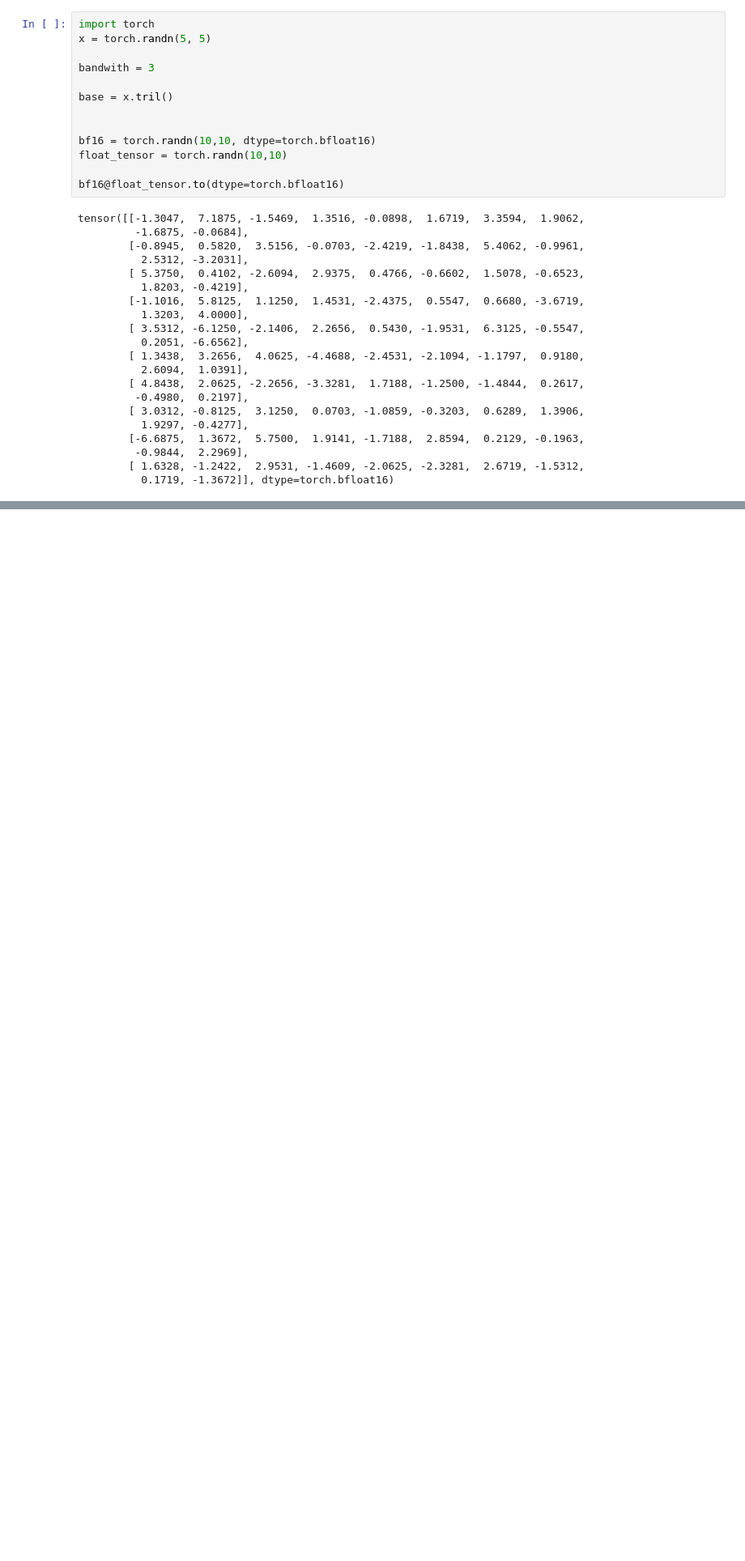
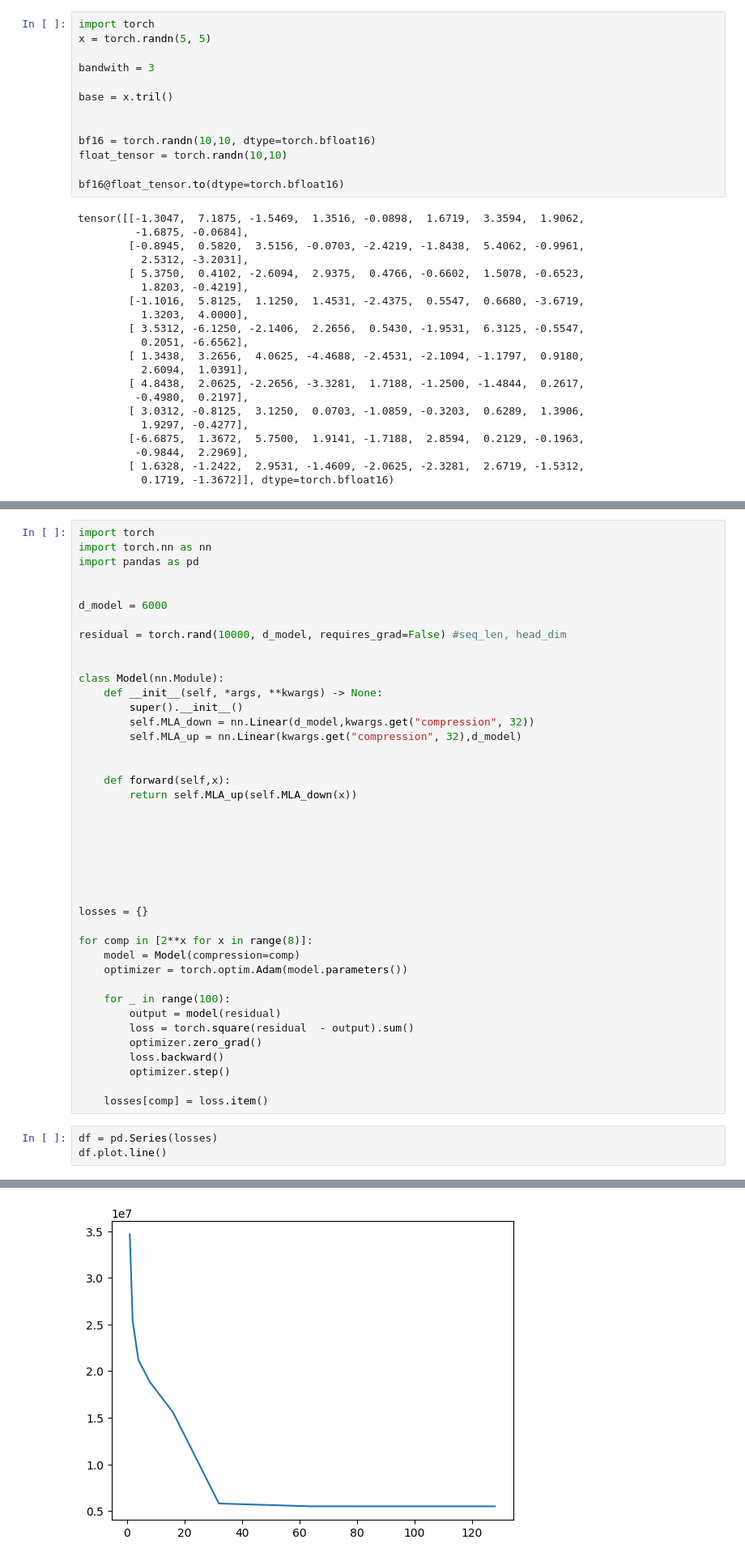
Before and after one commit to tamassimonds/TinyModels, a Jupyter notebook: test.ipynb, the cells around one changed output, grey strips where cells are left out. Shown at 81% size. Cells and saved outputs as stored; diff of their text form; blank space fills up the shorter version.

```diff
--- a/test.ipynb
+++ b/test.ipynb
@@ -181,0 +426,45 @@ Running model and collecting cache ...
+# %%
+import torch
+import torch.nn as nn
+import pandas as pd
+
+
+d_model = 6000
+
+residual = torch.rand(10000, d_model, requires_grad=False) #seq_len, head_dim
+
+
+class Model(nn.Module):
+    def __init__(self, *args, **kwargs) -> None:
+        super().__init__()
+        self.MLA_down = nn.Linear(d_model,kwargs.get("compression", 32))
+        self.MLA_up = nn.Linear(kwargs.get("compression", 32),d_model)
+
+
+    def forward(self,x):
+        return self.MLA_up(self.MLA_down(x))
+
+
+
+
+
+
+
+losses = {}
+
+for comp in [2**x for x in range(8)]:
+    model = Model(compression=comp)
+    optimizer = torch.optim.Adam(model.parameters())
+
+    for _ in range(100):
+        output = model(residual)
+        loss = torch.square(residual  - output).sum()
+        optimizer.zero_grad()
+        loss.backward()
+        optimizer.step()
+
+    losses[comp] = loss.item()
+# %%
+df = pd.Series(losses)
+df.plot.line()
+# %% [output]
@@ -181,0 +472 @@ Running model and collecting cache ...
+[figure, added]
```
Also changed, not shown: parts of 12 cells of this notebook, 13 other files.
